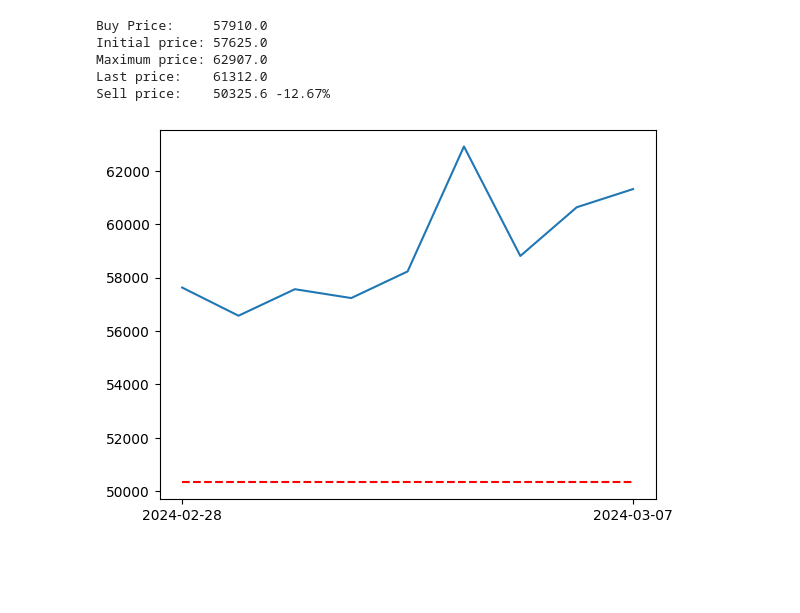
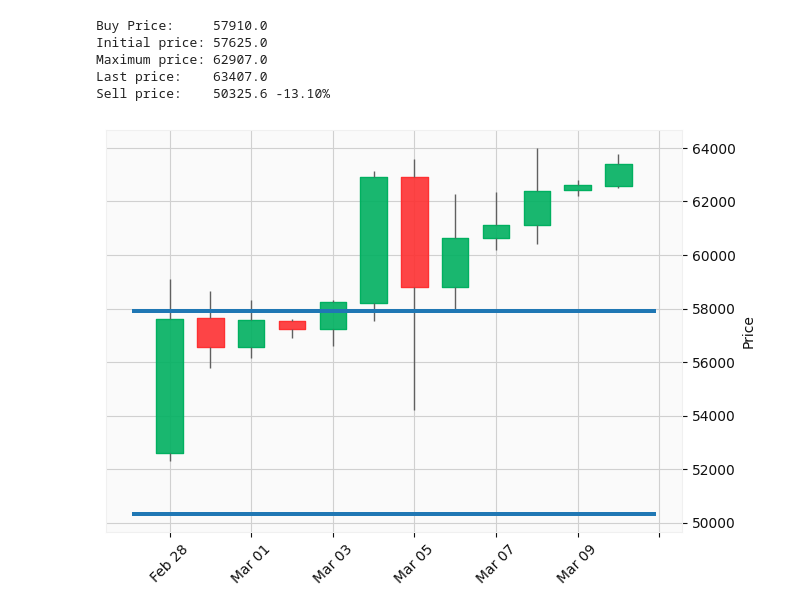
Before and after one commit to 97gamjak/stockMarket, a Jupyter notebook: notebooks/btc_trade.ipynb, the cells around one changed output. Cells and saved outputs as stored; diff of their text form; code cells hidden in the pictures; blank space fills up the shorter version.

```diff
--- a/notebooks/btc_trade.ipynb
+++ b/notebooks/btc_trade.ipynb
@@ -1,45 +1,43 @@
 # %%
 import pandas as pd
 import matplotlib.pyplot as plt
+import mplfinance as mpf
 
 from tvDatafeed import TvDatafeed
 
 tv = TvDatafeed()
 data = tv.get_hist(
     "BTCEUR",
     exchange="",
+    n_bars=1000,
 )
 
 date = pd.Timestamp("2024-02-28 01:00:00")
 initial_price = data.loc[date].close
 
 dates = data.index
 
 bool_array = dates >= date
 bool_array[-1] = False
 
 maximum_price = data[bool_array].close.values.max()
 sell_price = maximum_price * 0.8
 
 buy_price = 57910.0
 print(f"Buy Price:     {buy_price}")
 print(f"Initial price: {initial_price}")
 print(f"Maximum price: {maximum_price}")
 print(f"Last price:    {data.close.iloc[-1]}")
-print(f"Sell price:    {sell_price:.1f} -{1-sell_price/initial_price:.2%}")
+print(f"Sell price:    {sell_price:.1f} -{1-sell_price/buy_price:.2%}")
 
 bool_array[-1] = True
-plt.plot(data[bool_array].close)
-plt.hlines(sell_price, dates[bool_array][0], dates[-1], colors="r", linestyles="dashed")
-
-# Set xticks at the beginning and end of the graph
-plt.xticks([dates[bool_array][0], dates[-1]])
-
-plt.show()
+mc = mpf.make_marketcolors(base_mpf_style="yahoo")
+s = mpf.make_mpf_style(base_mpf_style="yahoo", marketcolors=mc)
+mpf.plot(data[bool_array], type="candle", hlines=[sell_price, buy_price], style=s)
 # %% [output]
 Buy Price:     57910.0
 Initial price: 57625.0
 Maximum price: 62907.0
-Last price:    61312.0
-Sell price:    50325.6 -12.67%
+Last price:    63407.0
+Sell price:    50325.6 -13.10%
-[figure, old version]
+[figure, new version]
```
Also changed, not shown: 5 other files.
